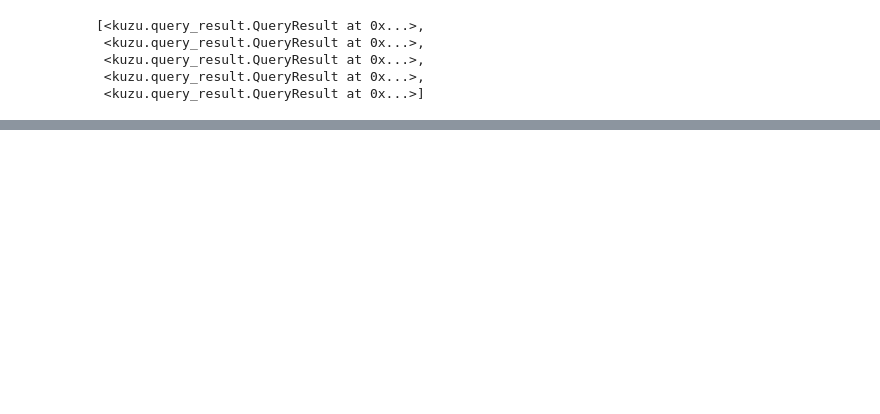
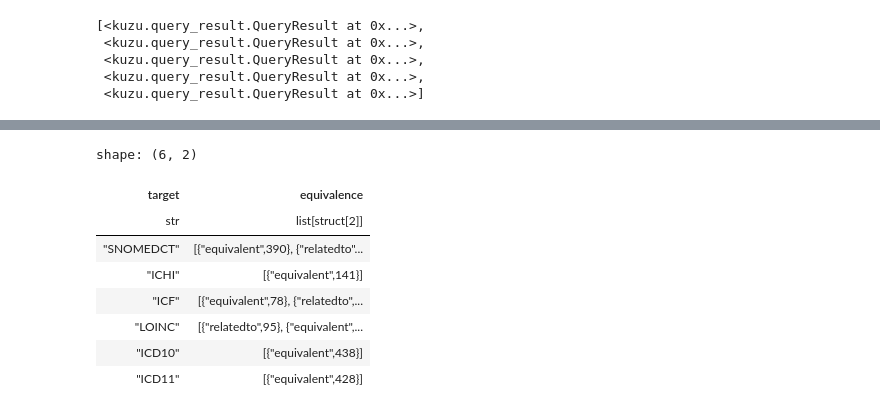
Before and after one commit to PharmAccess/fair-with-fhir, a Jupyter notebook: create-graphdb.ipynb, the cells around one changed output, grey strips where cells are left out. Cells and saved outputs as stored; diff of their text form; code cells hidden in the pictures; blank space fills up the shorter version.

```diff
--- a/create-graphdb.ipynb
+++ b/create-graphdb.ipynb
@@ -206,0 +290,13 @@ conn.execute(
+# %%
+# SCT mapping has two types of equivalence relationships
+many_to_one.group_by("target").agg(pl.col("equivalence").value_counts())
+# %% [output]
+shape: (6, 2)
+| target | equivalence |
+| str | list[struct[2]] |
+| "SNOMEDCT" | [{"equivalent",390}, {"relatedto"... |
+| "ICHI" | [{"equivalent",141}] |
+| "ICF" | [{"equivalent",78}, {"relatedto",... |
+| "LOINC" | [{"relatedto",95}, {"equivalent",... |
+| "ICD10" | [{"equivalent",438}] |
+| "ICD11" | [{"equivalent",428}] |
```
Also changed, not shown: parts of 18 cells of this notebook, 2 other files.
